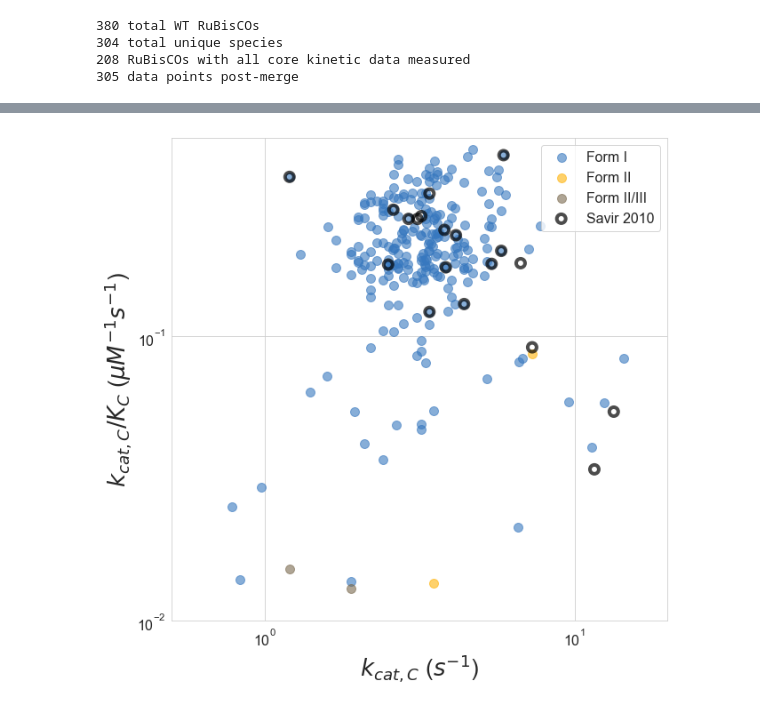
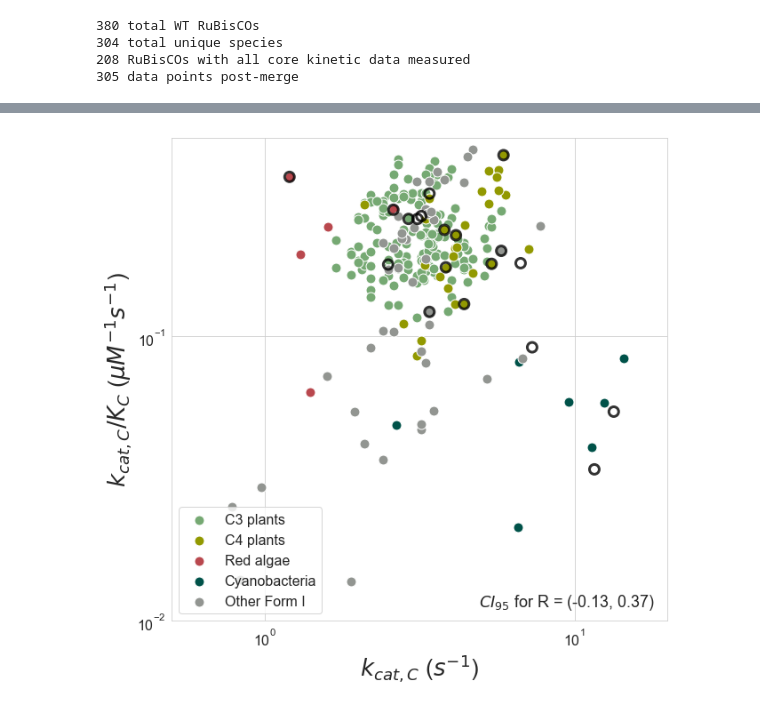
Before and after one commit to flamholz/rubisco, a Jupyter notebook: notebooks/Figure6 Mechanistic Proposal #1.ipynb, the cells around one changed output, grey strips where cells are left out. Cells and saved outputs as stored; diff of their text form; code cells hidden in the pictures.

Commit message:
Updated notebooks for paper resubmission. Also renamed to reflect figure renumbering.

```diff
--- a/notebooks/Figure6 Mechanistic Proposal #1.ipynb
+++ b/notebooks/Figure6 Mechanistic Proposal #1.ipynb
@@ -94,55 +150,36 @@ print(rs_interval)
 # %%
-# Mechanistic proposal #1 from Savir - Vc vs. k_onC color by isoform
+# Mechanistic proposal #1 from Savir - kcat,C vs. k_onC
+# Coloring the points by host physiology for the groups that have enough data.
+# Correlation is not strong over the FI subset - 95 CI for R includes 0.0.
 figure = plt.figure(figsize=(10,10))
-seaborn.set_style('whitegrid')
+sns.set_style('whitegrid')
 
 plt.xscale('log')
 plt.yscale('log')
 
-groups = {'1': 'I',
-          '2': 'II',
-          '2_3': 'II/III',
-          '3': 'III'}
-
-for i, (group, gdf) in enumerate(grouped_form):
-    if group == '3':
-        continue
-
-    label = 'Form %s' % groups[group]
-    c = matplotlib.colors.rgb2hex(named_colors[i])
-    plt.scatter(gdf.vC, gdf.kon_C, c=[c], s=100, label=label, alpha=0.6)
-
-# Savir 2010 says konC = vc/KC = vc/(1.32*vc^2) = 0.757/vc
-xs = np.arange(0.1, 20, 0.1)
-projected_konC = 0.757/xs
-#plt.plot(xs, projected_konC, ls='--', lw=2, c='grey')
-
-# plot our own fit of the F1 enzymes
-# Plot regression of S vs vC
-xs = np.arange(1e-1, 20, 0.01)
-all_FIs = raw_kin_df[raw_kin_df.isoform == '1']
-konCs = np.log(all_FIs.kon_C)
-vCs = np.log(all_FIs.vC)
-exp_FI, pre_FI, _ = power_laws.fit_power_law_odr(vCs, konCs)
-#plt.plot(xs, np.power(xs, exp_FI) * pre_FI, ls='--', c=named_colors[0], lw=4)
+for group in plotting_order:
+    gdf = grouped_taxa.get_group(group)
+    cname = color_mapping[group]
+    c = sns.xkcd_rgb[cname]
+    plt.scatter(gdf.vC, gdf.kon_C, c=c, s=120, label=group, edgecolors='w')
 
 # Show savir data with an outline
 plt.scatter(savir_df.vC, savir_df.kon_C, c='None', edgecolors='k',
-            linewidths=4, s=100, label='Savir 2010', alpha=0.7, zorder=10)
+            linewidths=3, s=120, label=None, alpha=0.8, zorder=10)
+plt.text(0.62, 0.03, '$CI_{95}$ for R = (%.2f, %.2f)' % (rs_interval[0], rs_interval[1]),
+         transform=figure.axes[0].transAxes, fontsize=18)
 
-
-plt.legend(loc=1, fontsize=16, frameon=True)
+plt.legend(loc=3, fontsize=16, frameon=True)
 plt.xlabel('$k_{cat,C}$ ($s^{-1}$)', fontsize=26)
 plt.ylabel('$k_{cat,C} / K_C$ ($\mu M^{-1} s^{-1}$)', fontsize=26)
 plt.xticks(fontsize=16)
 plt.yticks(fontsize=16)
 
 plt.ylim(1e-2, 0.5)
 plt.xlim(0.5, 20)
 
-plt.savefig('fig6/fig6_konC_kcatC_FI.png', dpi=600)
-plt.savefig('fig6/fig6_konC_kcatC_FI.svg')
+plt.savefig('fig6/fig6_konC_kcatC_FI_by_group.png', dpi=600)
 
 plt.show()
 # %% [output]
-[figure, old version]
+[figure, new version]
```
Also changed, not shown: parts of 7 cells of this notebook, 27 other files.
